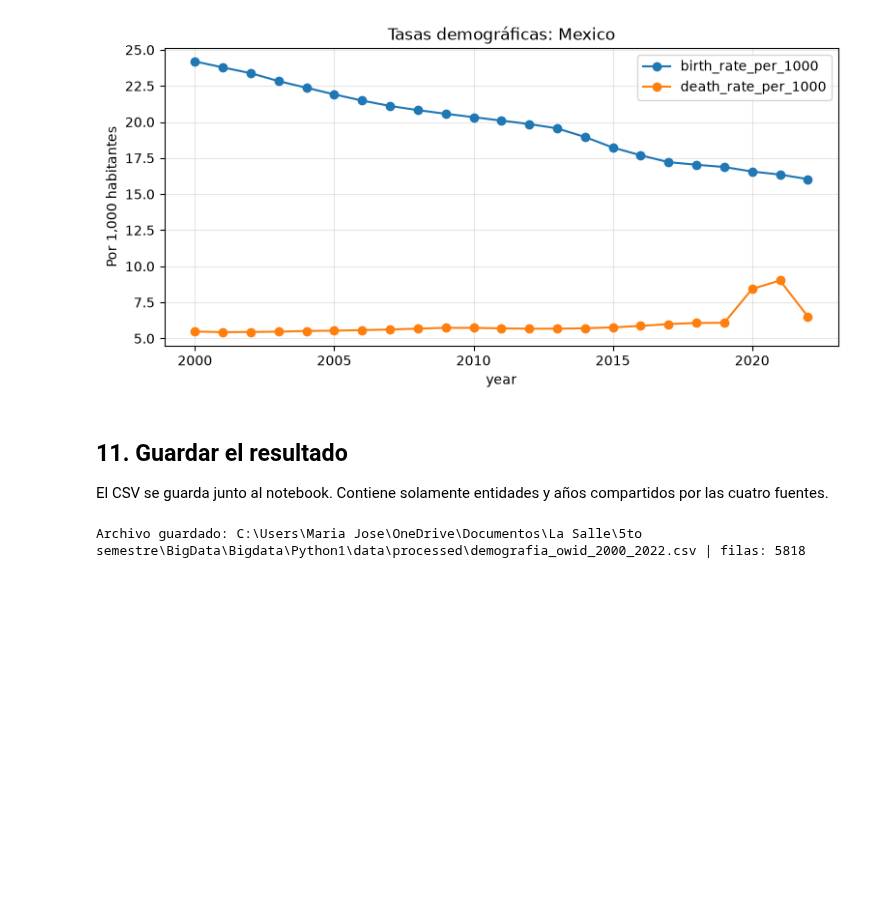
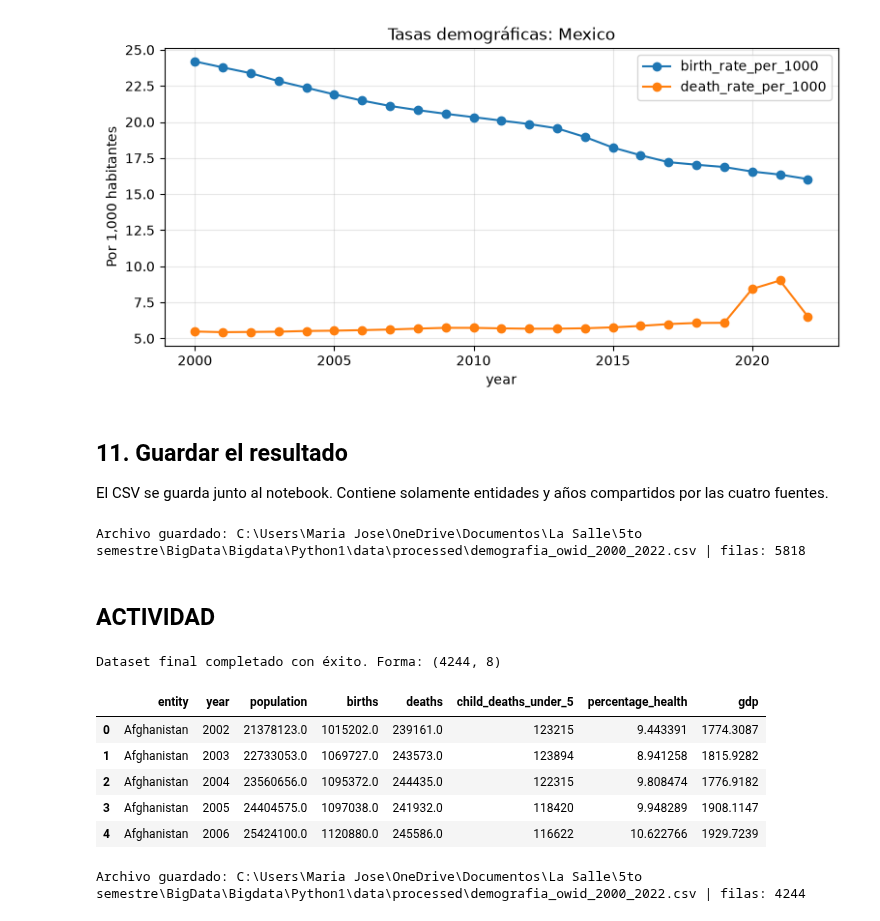
Before and after one commit to majirriz20-commits/Big_Data_Python, a Jupyter notebook: Python1/notebook/2do Parcial/U3_2_Preparacion_dataset.ipynb, the cells around one changed output. Saved outputs shown, nothing was run; the diff lists cells and outputs as text; code cells hidden in the pictures; blank space fills up the shorter version.

```diff
--- a/Python1/notebook/U3_2_Preparacion_dataset.ipynb
+++ b/Python1/notebook/2do Parcial/U3_2_Preparacion_dataset.ipynb
@@ -353,3 +353,53 @@ demografia.to_csv(salida, index=False)
 print(f"Archivo guardado: {salida.resolve()} | filas: {len(demografia)}")
 # %% [output]
 Archivo guardado: C:\Users\Maria Jose\OneDrive\Documentos\La Salle\5to semestre\BigData\Bigdata\Python1\data\processed\demografia_owid_2000_2022.csv | filas: 5818
+# %% [markdown]
+## ACTIVIDAD
+# %%
+health = pd.read_csv(url_health, storage_options=OPCIONES_OWID)
+gdp = pd.read_csv(url_gdp, storage_options=OPCIONES_OWID)
+# %%
+#Preparar los datos de porcentaje de salud
+col_health = [c for c in health.columns if c not in ["entity", "code", "year"]][0]
+health_limpio = health[["entity", "year", col_health]].copy()
+health_limpio = health_limpio.rename(columns={col_health: "percentage_health"})
+health_limpio = health_limpio[health_limpio["year"].between(2000, 2022)].copy()
+# %%
+# Preparar los datos de GDP per capita
+col_gdp = [c for c in gdp.columns if c not in ["entity", "code", "year"]][0]
+gdp_limpio = gdp[["entity", "year", col_gdp]].copy()
+gdp_limpio = gdp_limpio.rename(columns={col_gdp: "gdp"})
+gdp_limpio = gdp_limpio[gdp_limpio["year"].between(2000, 2022)].copy()
+# %%
+#uNIR LOS DATOS A LA TABLA DEMOGRAFIA
+dataset_temporal = pd.merge(demografia, health_limpio, on=["entity", "year"], how="inner", validate="one_to_one")
+dataset_final = pd.merge(dataset_temporal, gdp_limpio, on=["entity", "year"], how="inner", validate="one_to_one")
+
+columnas_requeridas = [
+    'entity', 'year', 'population', 'births', 'deaths',
+    'child_deaths_under_5', 'percentage_health', 'gdp'
+]
+
+dataset_final = dataset_final[columnas_requeridas].copy()
+dataset_final = dataset_final.dropna().reset_index(drop=True)
+
+print("Dataset final completado con éxito. Forma:", dataset_final.shape)
+display(dataset_final.head())
+# %% [output]
+Dataset final completado con éxito. Forma: (4244, 8)
+|  | entity | year | population | births | deaths | child_deaths_under_5 | percentage_health | gdp |
+| 0 | Afghanistan | 2002 | 21378123.0 | 1015202.0 | 239161.0 | 123215 | 9.443391 | 1774.3087 |
+| 1 | Afghanistan | 2003 | 22733053.0 | 1069727.0 | 243573.0 | 123894 | 8.941258 | 1815.9282 |
+| 2 | Afghanistan | 2004 | 23560656.0 | 1095372.0 | 244435.0 | 122315 | 9.808474 | 1776.9182 |
+| 3 | Afghanistan | 2005 | 24404575.0 | 1097038.0 | 241932.0 | 118420 | 9.948289 | 1908.1147 |
+| 4 | Afghanistan | 2006 | 25424100.0 | 1120880.0 | 245586.0 | 116622 | 10.622766 | 1929.7239 |
+# %%
+carpeta_salida = Path("../data/processed")
+carpeta_salida.mkdir(parents=True, exist_ok=True)
+
+salida = carpeta_salida / "demografia_owid_2000_2022.csv"
+dataset_final.to_csv(salida, index=False)
+
+print(f"Archivo guardado: {salida.resolve()} | filas: {len(dataset_final)}")
+# %% [output]
+Archivo guardado: C:\Users\Maria Jose\OneDrive\Documentos\La Salle\5to semestre\BigData\Bigdata\Python1\data\processed\demografia_owid_2000_2022.csv | filas: 4244
```
Also changed, not shown: 2 other files.
